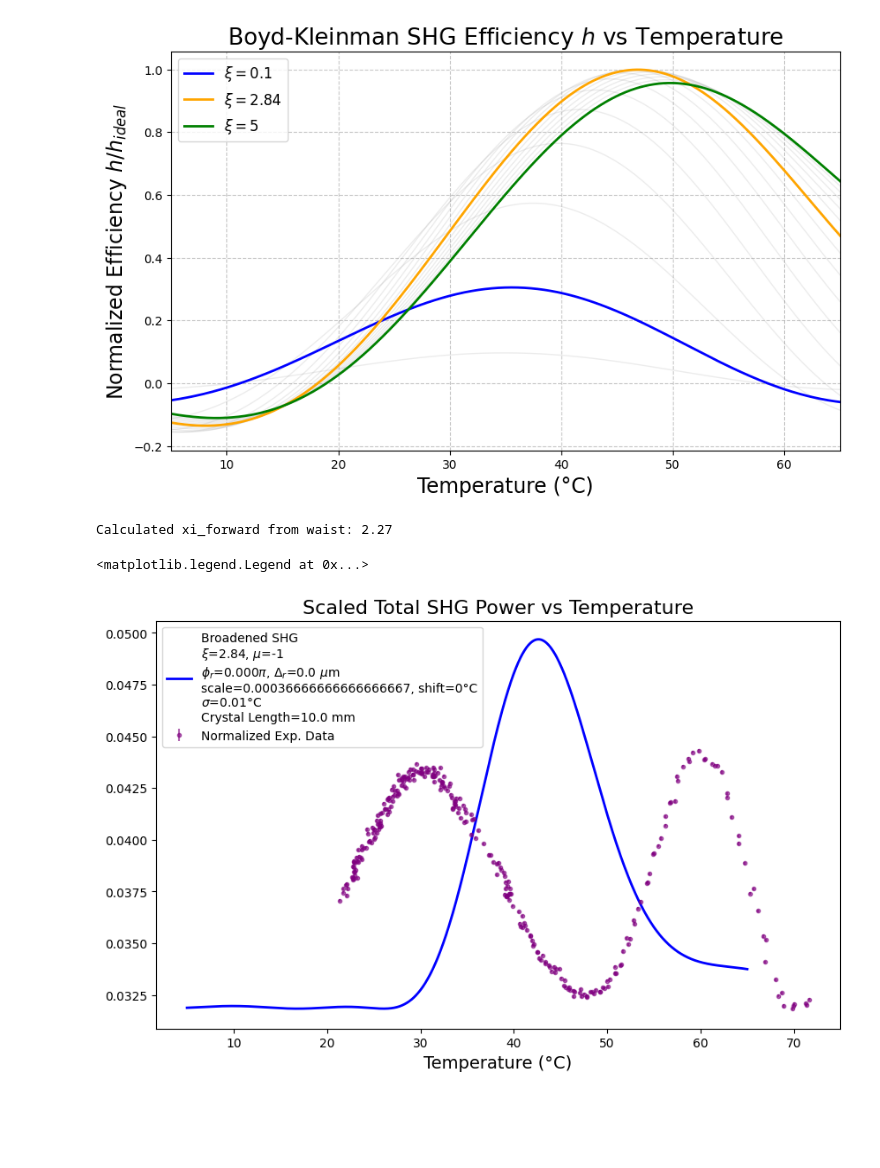
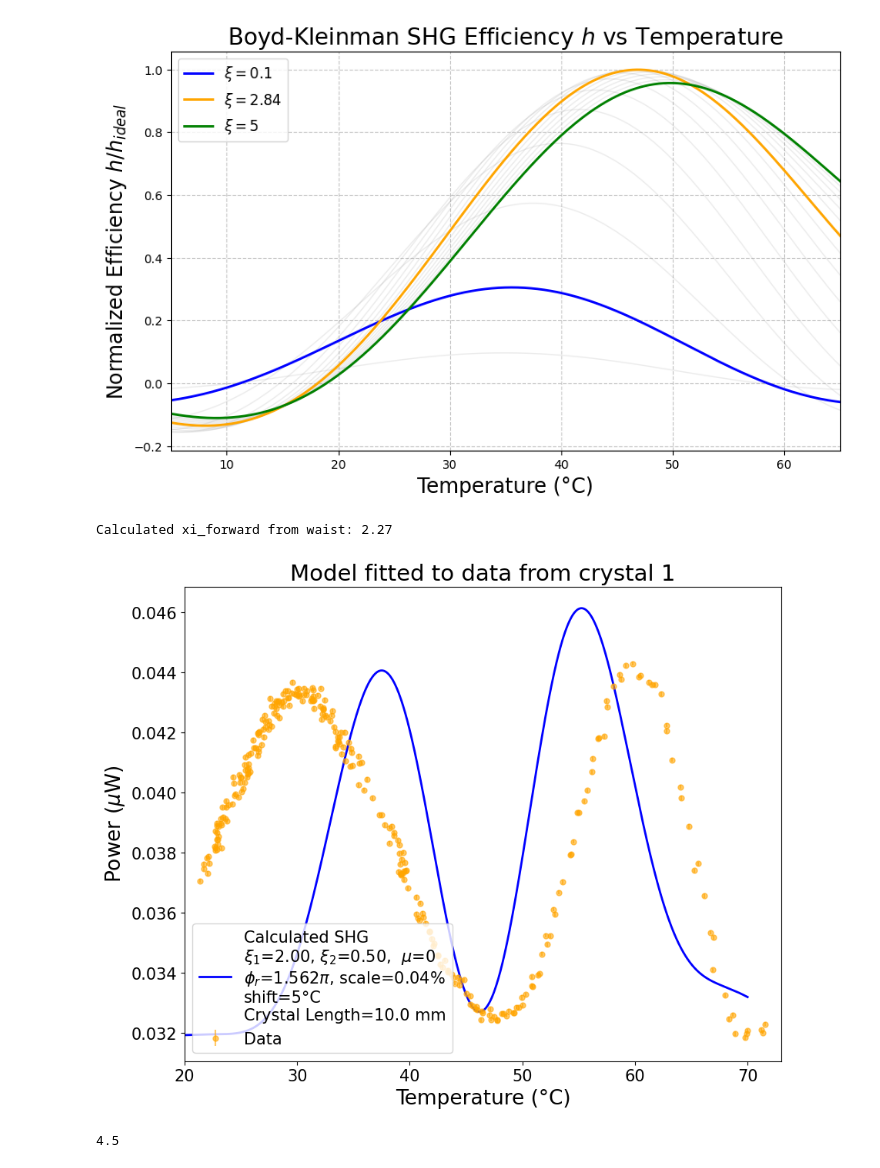
Before and after one commit to qpit/Eskild-Project-2026, a Jupyter notebook: main_document.ipynb, the cells around one changed output. Drawn from its saved outputs; the diff is of its cells as text; code cells hidden in the pictures; blank space fills up the shorter version.

Commit message:
More data analysis.

```diff
--- a/main_document.ipynb
+++ b/main_document.ipynb
@@ -1048,83 +1048,55 @@ def xi_from_waist(waist, wavelength):
     b = 2 * z_R
     return L / b
 
 waist = 33e-6  # 33 microns
 xi_forward = xi_from_waist(waist, lamb_omega)
 print(f"Calculated xi_forward from waist: {xi_forward:.2f}")
 # xi_forward = 2.84  # Using the ideal Boyd-Kleinman focusing parameter for maximum efficiency
-xi_forward=2.84
+xi_forward=2
 R_mirror = 0.01
-phi_r = np.pi*13/8*0
+phi_r = np.pi*25/16
 Delta_r = 0
-mus = -1
+mus = 0
 P_in = 71e-3
 scale = 0.0011*1/3
 temperature_broadening_sigma = 0.01
-temperature_shift = 0  # Enter your manual temperature offset here in °C
+temperature_shift = 5  # Enter your manual temperature offset here in °C
 L_use = L
 
 T_sub, total_efficiency, A_forward, A_backward, xi_backward, P_fin = calculate_scaled_A2omega(
     sim_temp_C, QPM, L_use, xi_forward, R_mirror, phi_r, mus=mus, n_omega=n_omega, n_2omega=n_2omega, Pin=P_in, scale_factor=scale
 )
-
-
-# Apply Phenomological Gaussian Broadening
-# 1. Figure out the spacing between your temperature points
 dT = T_sub[1] - T_sub[0]
-# 2. Convert standard deviation from °C to array indices (points)
 sigma_points = temperature_broadening_sigma / dT
-# 3. Apply convolution filter
 P_fin_broadened = gaussian_filter1d(P_fin, sigma=sigma_points)
 
-fig, ax = plt.subplots(figsize=(10, 6))
-
-# Plot nearby beam waists with distinct transparent colors
-import numpy as np
-
-# alt_waists = np.array([
-#     82.1, 47.8, 33.9,
-#     31.4, 29.5, 29.4, 25.1, 24.0, 22.2
-# ])*1e-6
-# alt_colors = np.array([
-#     "blue",
-#     "gray",
-#     "gray",
-#     "gray",
-#     "purple",
-#     "gray",
-#     "gray",
-#     "gray",
-#     "yellow"
-# ])
-
-# for i, w in enumerate(alt_waists):
-#     xi_alt = xi_from_waist(w, lamb_omega)
-#     _, _, _, _, _, P_fin_alt = calculate_scaled_A2omega(
-#         sim_temp_C, QPM, L_use, xi_alt, n_omega, d_distance, R_mirror, phi_r, Delta_r, mus=mus, n_omega=n_omega, n_2omega=n_2omega, Pin=P_in, scale_factor=scale
-#     )
-#     P_fin_broadened_alt = gaussian_filter1d(P_fin_alt, sigma=sigma_points)
-#     ax.plot(T_sub + temperature_shift, P_fin_broadened_alt * 1e6 + power_uW.min(), color=alt_colors[i], alpha=0.5, lw=1.5, label=f'waist = {w*1e6:.1f} $\\mu$m')
+fig, ax = plt.subplots(figsize=(10, 8))
 
 param_label = (
-    f'Broadened SHG\n'
-    f'$\\xi$={xi_forward:.2f}, $\\mu$={mus}\n'
-    f'$\\phi_r$={(phi_r/np.pi):.3f}$\\pi$, $\\Delta_r$={Delta_r*1e6:.1f} $\\mu$m\n'
-    f'scale={scale}, shift={temperature_shift}°C\n'
-    f'$\\sigma$={temperature_broadening_sigma}°C\n'
+    f'Calculated SHG\n'
+    f'$\\xi_1$={xi_forward:.2f}, $\\xi_2$={xi_backward:.2f},  $\\mu$={mus}\n'
+    f'$\\phi_r$={(phi_r/np.pi):.3f}$\\pi$, scale={(scale*100):.2f}%\n'
+    f'shift={temperature_shift}°C\n'
     f'Crystal Length={L_use*1e3:.1f} mm'
 )
 
 # Plot the main broadened signal
 ax.plot(T_sub + temperature_shift, P_fin_broadened * 1e6 + power_uW.min(), label=param_label, color='blue', lw=2)
-
-ax.set_title('Scaled Total SHG Power vs Temperature', fontsize=16)
-ax.errorbar(temperature, power_uW, yerr=SEM_power_uW, fmt='o', markersize=3, label='Normalized Exp. Data', color='purple', alpha=0.6)
-ax.set_xlabel('Temperature (°C)', fontsize=14)
-ax.legend()
+ax.set_title('Model fitted to data from crystal 1', fontsize=21)
+ax.errorbar(temperature, power_uW, yerr=SEM_power_uW, fmt='o', markersize=5, label='Data', color='orange', alpha=0.6)
+ax.set_xlabel('Temperature (°C)', fontsize=19)
+ax.set_ylabel('Power ($\\mu$W)', fontsize=19)
+ax.tick_params(axis='both', which='major', labelsize=15)
+ax.set_xlim(20, 73)
+ax.legend(fontsize=15, loc='lower left')
+plt.savefig(f'C:\\Users\\eskil\\OneDrive\\DTU\\6.sem\\bachelor_project\\figures\\crystal1_fit.pdf', dpi=500, bbox_inches='tight')
 # %% [output]
 Calculated xi_forward from waist: 2.27
-<matplotlib.legend.Legend at 0x...>
-[figure, old version]
+[figure, new version]
+# %%
+10 / 2 * (1-0.1)
+# %% [output]
+4.5
 # %%
 filepath = r"Overnight_data\Overnight_data_17-04-2026_11-59.csv"
 sensitivity_V_per_W = 0.57 * 2.38e5
```
Also changed, not shown: parts of 2 cells of this notebook.
